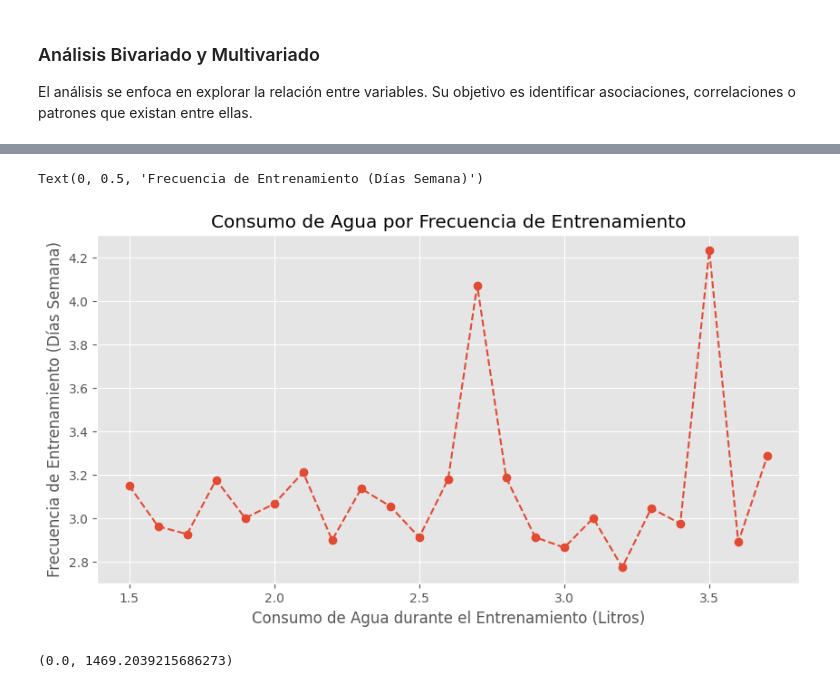
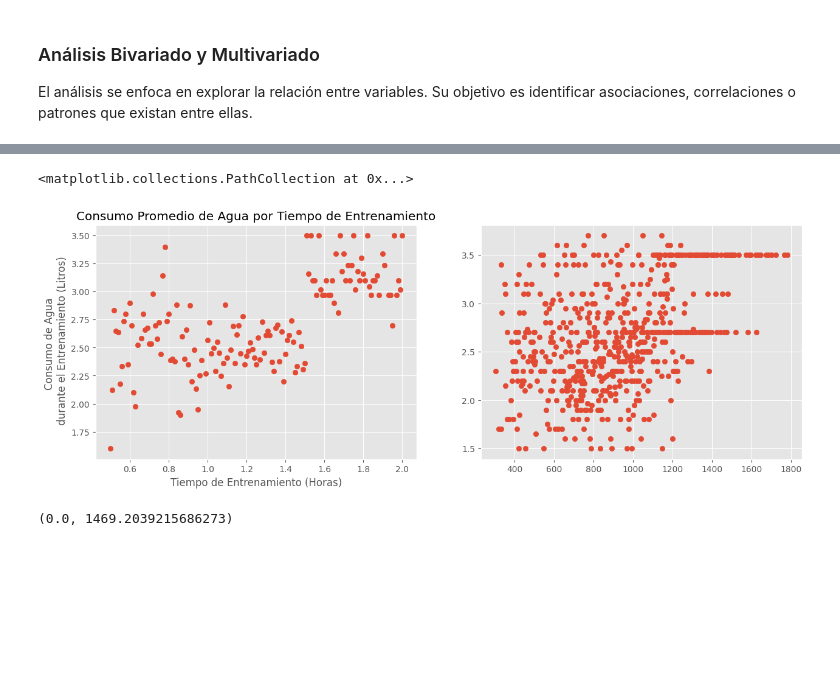
Before and after one commit to NicolasRamosB14/Analisis_Exploratorio_de_Datos_Python, a Jupyter notebook: Gym_Members_Exercise.ipynb, the cells around one changed output, grey strips where cells are left out. Cells and saved outputs as stored; diff of their text form; code cells hidden in the pictures; blank space fills up the shorter version.

```diff
--- a/Gym_Members_Exercise.ipynb
+++ b/Gym_Members_Exercise.ipynb
@@ -304,21 +397,28 @@ El análisis se enfoca en explorar la relación entre variables. Su objetivo es
 # %%
-fig, ax = plt.subplots(figsize=(10, 5))
+fig, ax = plt.subplots(1,2, figsize=(15, 5))
 
 # Datos originales
-fat_water = df.groupby('Water_Intake (liters)')['Workout_Frequency (days/week)'].mean()
+fat_water = df.groupby('Session_Duration (hours)')['Water_Intake (liters)'].mean()
 x = fat_water.index
 y = fat_water.values
 
 # Grafico de linea
-ax.plot(x, y, marker='o', linestyle='dashed')
+ax[0].scatter(x,y)
 
 # Titulo de grafico y ejes
-ax.set_title('Consumo de Agua por Frecuencia de Entrenamiento')
-ax.set_xlabel('Consumo de Agua durante el Entrenamiento (Litros)')
-ax.set_ylabel('Frecuencia de Entrenamiento (Días Semana)')
+ax[0].set_title('Consumo Promedio de Agua por Tiempo de Entrenamiento')
+ax[0].set_ylabel('Consumo de Agua \n durante el Entrenamiento (Litros)')
+ax[0].set_xlabel('Tiempo de Entrenamiento (Horas)')
+
+a = df.groupby('Calories_Burned')['Water_Intake (liters)'].mean()
+x2 = a.index
+y2 = a.values
+
+# Grafico de linea
+ax[1].scatter(x2,y2)
 # %% [output]
-Text(0, 0.5, 'Frecuencia de Entrenamiento (Días Semana)')
+<matplotlib.collections.PathCollection at 0x...>
-[figure, old version]
+[figure, new version]
 # %%
 fig, axs = plt.subplots(1, 2, figsize=(12, 5))
 
```
Also changed, not shown: parts of 10 cells of this notebook.
